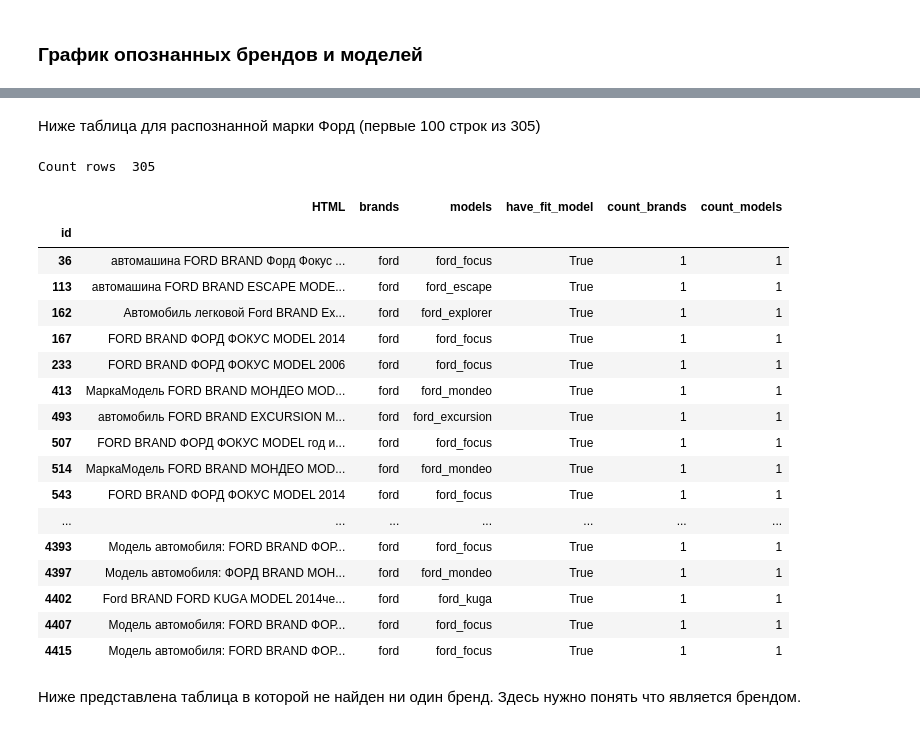
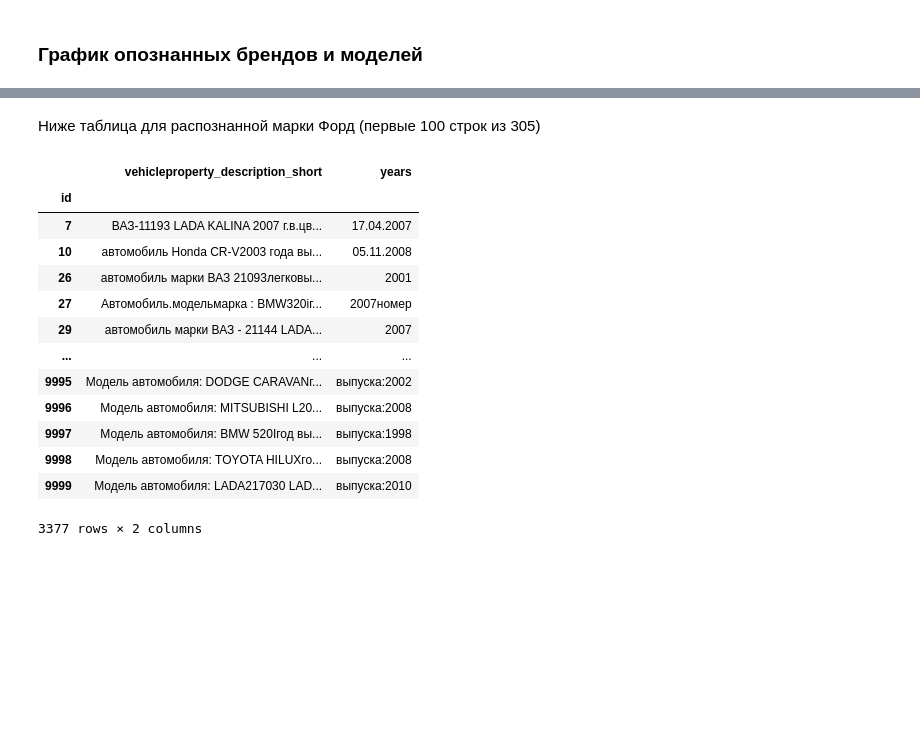
Before and after one commit to dumperize/autostat, a Jupyter notebook: index.ipynb, the cells around one changed output, grey strips where cells are left out. Cells and saved outputs as stored; diff of their text form; code cells hidden in the pictures; blank space fills up the shorter version.

Commit message:
start

```diff
--- a/index.ipynb
+++ b/index.ipynb
@@ -213,27 +399,19 @@ show_bar_model(data, 80, 120)
-# %% [markdown]
-Ниже таблица для распознанной марки Форд (первые 100 строк из 305)
-# %%
-finaly_df = show_table(data=data, brand = 'ford', start=0, end=100, only_empty=False)
-finaly_df.style
-# %% [output]
-Count rows  305
-|  | HTML | brands | models | have_fit_model | count_brands | count_models |
-| id |  |  |  |  |  |  |
-| 36 | автомашина FORD BRAND Форд Фокус ... | ford | ford_focus | True | 1 | 1 |
-| 113 | автомашина FORD BRAND ESCAPE MODE... | ford | ford_escape | True | 1 | 1 |
-| 162 | Автомобиль легковой Ford BRAND Ex... | ford | ford_explorer | True | 1 | 1 |
-| 167 | FORD BRAND ФОРД ФОКУС MODEL 2014 | ford | ford_focus | True | 1 | 1 |
-| 233 | FORD BRAND ФОРД ФОКУС MODEL 2006 | ford | ford_focus | True | 1 | 1 |
-| 413 | МаркаМодель FORD BRAND МОНДЕО MOD... | ford | ford_mondeo | True | 1 | 1 |
-| 493 | автомобиль FORD BRAND EXCURSION M... | ford | ford_excursion | True | 1 | 1 |
-| 507 | FORD BRAND ФОРД ФОКУС MODEL год и... | ford | ford_focus | True | 1 | 1 |
-| 514 | МаркаМодель FORD BRAND МОНДЕО MOD... | ford | ford_mondeo | True | 1 | 1 |
-| 543 | FORD BRAND ФОРД ФОКУС MODEL 2014 | ford | ford_focus | True | 1 | 1 |
-| ... | ... | ... | ... | ... | ... | ... |
-| 4393 | Модель автомобиля: FORD BRAND ФОР... | ford | ford_focus | True | 1 | 1 |
-| 4397 | Модель автомобиля: ФОРД BRAND МОН... | ford | ford_mondeo | True | 1 | 1 |
-| 4402 | Ford BRAND FORD KUGA MODEL 2014че... | ford | ford_kuga | True | 1 | 1 |
-| 4407 | Модель автомобиля: FORD BRAND ФОР... | ford | ford_focus | True | 1 | 1 |
-| 4415 | Модель автомобиля: FORD BRAND ФОР... | ford | ford_focus | True | 1 | 1 |
-# %% [markdown]
-Ниже представлена таблица в которой не найден ни один бренд. Здесь нужно понять что является брендом.
+# %% [markdown]
+Ниже таблица для распознанной марки Форд (первые 100 строк из 305)
+# %%
+data[data['years'] != ''][['vehicleproperty_description_short', 'years']]
+# %% [output]
+|  | vehicleproperty_description_short | years |
+| id |  |  |
+| 7 | ВАЗ-11193 LADA KALINA 2007 г.в.цв... | 17.04.2007 |
+| 10 | автомобиль Honda CR-V2003 года вы... | 05.11.2008 |
+| 26 | автомобиль марки ВАЗ 21093легковы... | 2001 |
+| 27 | Автомобиль.модельмарка : BMW320iг... | 2007номер |
+| 29 | автомобиль марки ВАЗ - 21144 LADA... | 2007 |
+| ... | ... | ... |
+| 9995 | Модель автомобиля: DODGE CARAVANг... | выпуска:2002 |
+| 9996 | Модель автомобиля: MITSUBISHI L20... | выпуска:2008 |
+| 9997 | Модель автомобиля: BMW 520Iгод вы... | выпуска:1998 |
+| 9998 | Модель автомобиля: TOYOTA HILUXго... | выпуска:2008 |
+| 9999 | Модель автомобиля: LADA217030 LAD... | выпуска:2010 |
+3377 rows × 2 columns
```
Also changed, not shown: parts of 26 cells of this notebook, 3 other files.
